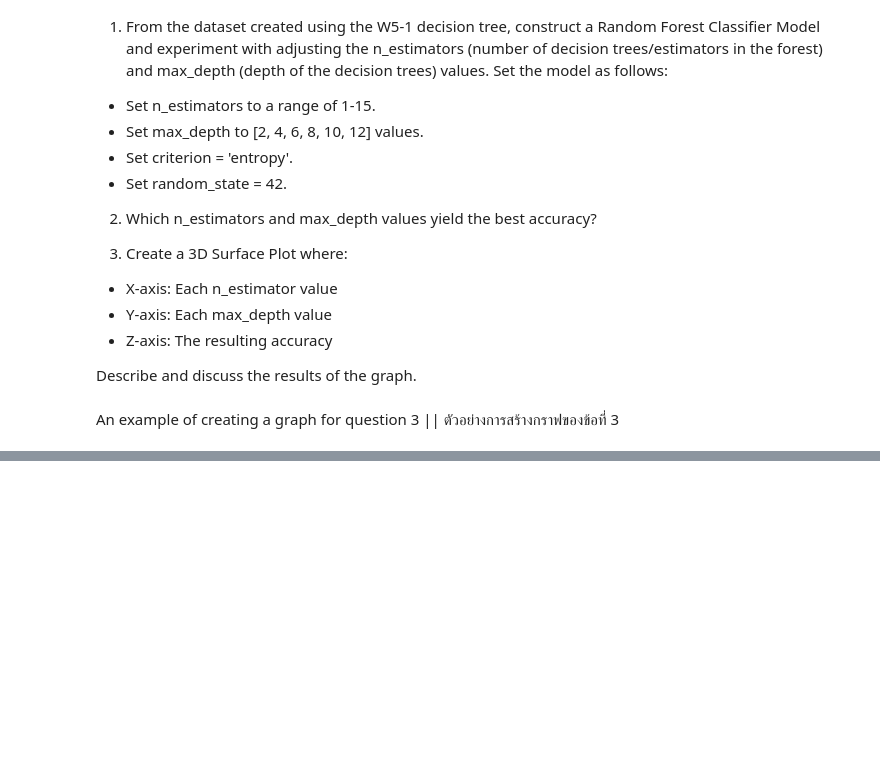
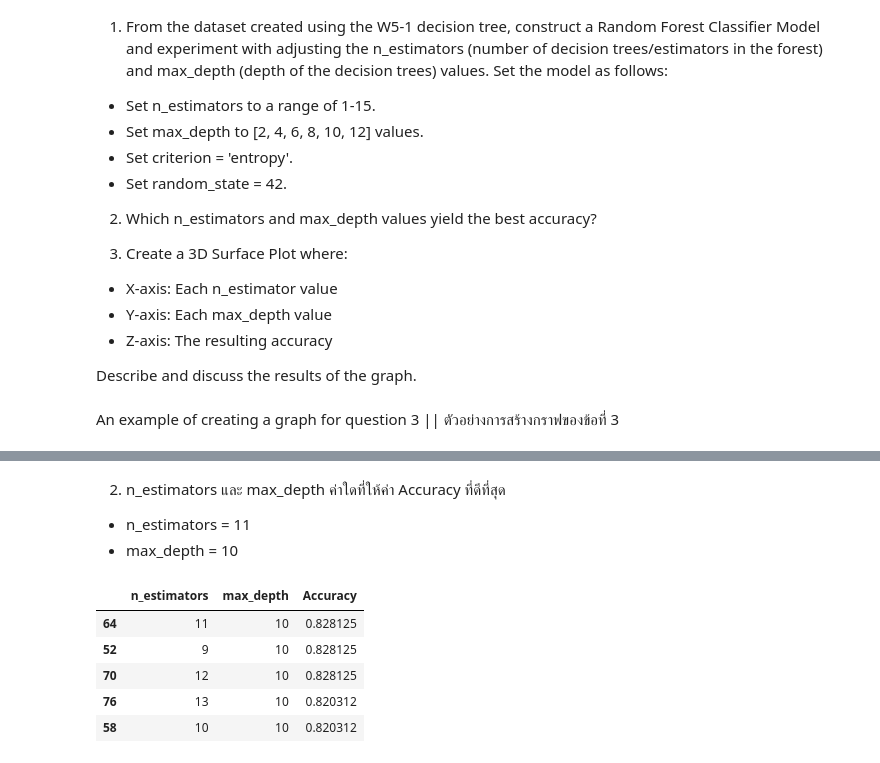
Before and after one commit to WaroonRagwongsiri/IntroMLHomework, a Jupyter notebook: Week5/W5-2_Random_Forest.ipynb, the cells around one changed output, grey strips where cells are left out. Drawn from its saved outputs; the diff is of its cells as text; code cells hidden in the pictures; blank space fills up the shorter version.

```diff
--- a/Week5/W5-2_Random_Forest.ipynb
+++ b/Week5/W5-2_Random_Forest.ipynb
@@ -1167,0 +1243,14 @@ plt.show()
+# %% [markdown]
+2. n_estimators และ max_depth ค่าใดที่ให้ค่า
+Accuracy ที่ดีที่สุด
+- n_estimators = 11
+- max_depth = 10
+# %%
+df_log_grid.sort_values(by='Accuracy', ascending=False).head(5)
+# %% [output]
+|  | n_estimators | max_depth | Accuracy |
+| 64 | 11 | 10 | 0.828125 |
+| 52 | 9 | 10 | 0.828125 |
+| 70 | 12 | 10 | 0.828125 |
+| 76 | 13 | 10 | 0.820312 |
+| 58 | 10 | 10 | 0.820312 |
```
Also changed, not shown: parts of 11 cells of this notebook.
